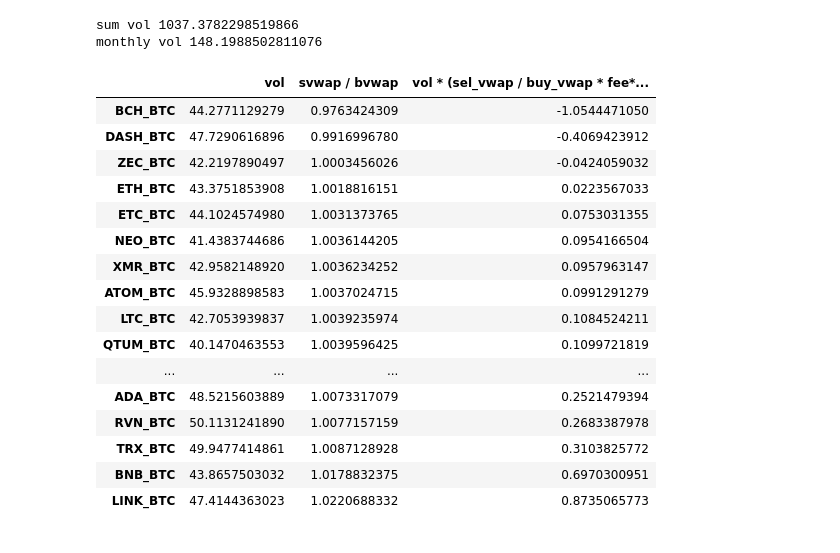
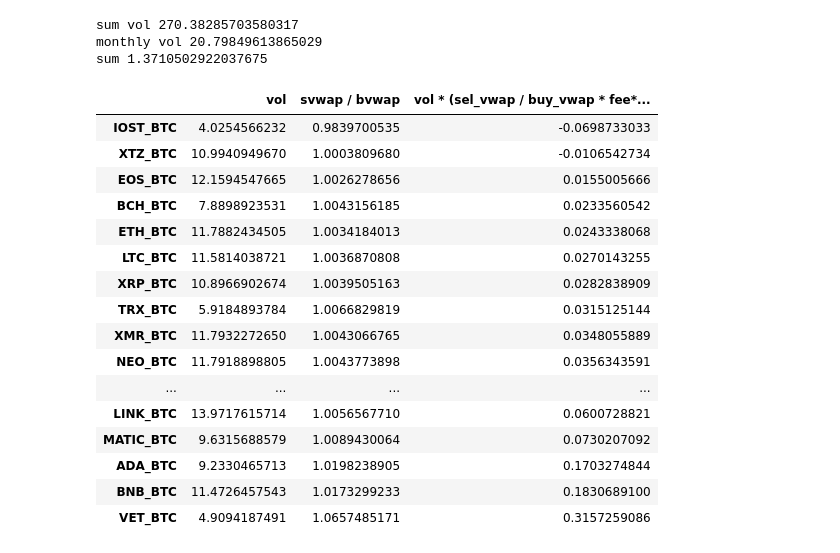
Before and after one commit to enarjord/passivbot_binance_isolated_margin_legacy, a Jupyter notebook: backtesting_notes.ipynb, the cells around one changed output. Drawn from its saved outputs; the diff is of its cells as text; code cells hidden in the pictures.

```diff
--- a/backtesting_notes.ipynb
+++ b/backtesting_notes.ipynb
@@ -54,8 +69,8 @@ print(settings['account_equity_pct_per_trade'] * 60)
 # %%
 symbols = [f'{c}/BTC' for c in settings['coins_long']]
 symbols = sorted(symbols)
-n_days = 30 * 7
-symbols = [s for s in symbols if not any(s.startswith(c) for c in ['VET', 'IOST'])]
+n_days = 30 * 13
+#symbols = [s for s in symbols if not any(s.startswith(c) for c in ['VET', 'IOST'])]
 symbols
 # %% [output]
 ['ADA/BTC',
@@ -114,11 +166,0 @@ bldf.acc_debt_quot.plot()
-# %%
-sum_vol = 0.0
-for s in symbols:
-    s_ = s.replace('/', '_')
-    vol = sum([e['price'] * e['amount'] for e in lentr[s_]])
-    vol += sum([e['price'] * e['amount'] for e in sentr[s_]])
-    vol += sum([e['price'] * e['amount'] for e in lexit[s_]])
-    vol += sum([e['price'] * e['amount'] for e in sexit[s_]])
-    sum_vol += vol
-    print(s, vol)
-print('approx monthly vol', sum_vol / n_days * 30)
@@ -164,45 +188,47 @@ sorted([(round(e[1], 6), e[0]) for e in dict(bldf.iloc[-1]).items() if 'acc' not
 # %%
 r = {}
 for s in map(lambda x: x.replace('/', '_'), symbols):
     # all buys
     abdf = pd.DataFrame(sorted(lentr[s] + sexit[s], key=lambda x: x['timestamp'])).set_index('timestamp')
 
     # all sels
     asdf = pd.DataFrame(sorted(sentr[s] + lexit[s], key=lambda x: x['timestamp'])).set_index('timestamp')
     buy_cost = (abdf.price * abdf.amount).sum()
     sel_cost = (asdf.price * asdf.amount).sum()
     sum_cost = buy_cost + sel_cost
     buy_vwap = buy_cost / abdf.amount.sum()
     sel_vwap = sel_cost / asdf.amount.sum()
     diff = (sel_vwap / buy_vwap) * fee**2
     approx_profit = buy_cost * (diff * fee**2 - 1)
     r[s] = {'vol': sum_cost, 'svwap / bvwap': sel_vwap / buy_vwap,
-            'vol * (sel_vwap / buy_vwap * fee**2 - 1)': vol * (sel_vwap / buy_vwap * fee**2 - 1)}
+            'vol * (sel_vwap / buy_vwap * fee**2 - 1)': sum_cost * (sel_vwap / buy_vwap * fee**2 - 1)}
 
 sum_vol = sum(r[s]['vol'] for s in r)
 print('sum vol', sum_vol)
 print('monthly vol', sum_vol / n_days * 30)
 rdf = pd.DataFrame(r).T.sort_values('vol * (sel_vwap / buy_vwap * fee**2 - 1)')
+print('sum', rdf['vol * (sel_vwap / buy_vwap * fee**2 - 1)'].sum())
 rdf
 # %% [output]
-sum vol 1037.3782298519866
-monthly vol 148.1988502811076
+sum vol 270.38285703580317
+monthly vol 20.79849613865029
+sum 1.3710502922037675
 |  | vol | svwap / bvwap | vol * (sel_vwap / buy_vwap * fee*... |
-| BCH_BTC | 44.2771129279 | 0.9763424309 | -1.0544471050 |
-| DASH_BTC | 47.7290616896 | 0.9916996780 | -0.4069423912 |
-| ZEC_BTC | 42.2197890497 | 1.0003456026 | -0.0424059032 |
-| ETH_BTC | 43.3751853908 | 1.0018816151 | 0.0223567033 |
-| ETC_BTC | 44.1024574980 | 1.0031373765 | 0.0753031355 |
-| NEO_BTC | 41.4383744686 | 1.0036144205 | 0.0954166504 |
-| XMR_BTC | 42.9582148920 | 1.0036234252 | 0.0957963147 |
-| ATOM_BTC | 45.9328898583 | 1.0037024715 | 0.0991291279 |
-| LTC_BTC | 42.7053939837 | 1.0039235974 | 0.1084524211 |
-| QTUM_BTC | 40.1470463553 | 1.0039596425 | 0.1099721819 |
+| IOST_BTC | 4.0254566232 | 0.9839700535 | -0.0698733033 |
+| XTZ_BTC | 10.9940949670 | 1.0003809680 | -0.0106542734 |
+| EOS_BTC | 12.1594547665 | 1.0026278656 | 0.0155005666 |
+| BCH_BTC | 7.8898923531 | 1.0043156185 | 0.0233560542 |
+| ETH_BTC | 11.7882434505 | 1.0034184013 | 0.0243338068 |
+| LTC_BTC | 11.5814038721 | 1.0036870808 | 0.0270143255 |
+| XRP_BTC | 10.8966902674 | 1.0039505163 | 0.0282838909 |
+| TRX_BTC | 5.9184893784 | 1.0066829819 | 0.0315125144 |
+| XMR_BTC | 11.7932272650 | 1.0043066765 | 0.0348055889 |
+| NEO_BTC | 11.7918898805 | 1.0043773898 | 0.0356343591 |
 | ... | ... | ... | ... |
-| ADA_BTC | 48.5215603889 | 1.0073317079 | 0.2521479394 |
-| RVN_BTC | 50.1131241890 | 1.0077157159 | 0.2683387978 |
-| TRX_BTC | 49.9477414861 | 1.0087128928 | 0.3103825772 |
-| BNB_BTC | 43.8657503032 | 1.0178832375 | 0.6970300951 |
-| LINK_BTC | 47.4144363023 | 1.0220688332 | 0.8735065773 |
+| LINK_BTC | 13.9717615714 | 1.0056567710 | 0.0600728821 |
+| MATIC_BTC | 9.6315688579 | 1.0089430064 | 0.0730207092 |
+| ADA_BTC | 9.2330465713 | 1.0198238905 | 0.1703274844 |
+| BNB_BTC | 11.4726457543 | 1.0173299233 | 0.1830689100 |
+| VET_BTC | 4.9094187491 | 1.0657485171 | 0.3157259086 |
 # %%
 # analyze particular symbol
```
Also changed, not shown: parts of 17 cells of this notebook.
